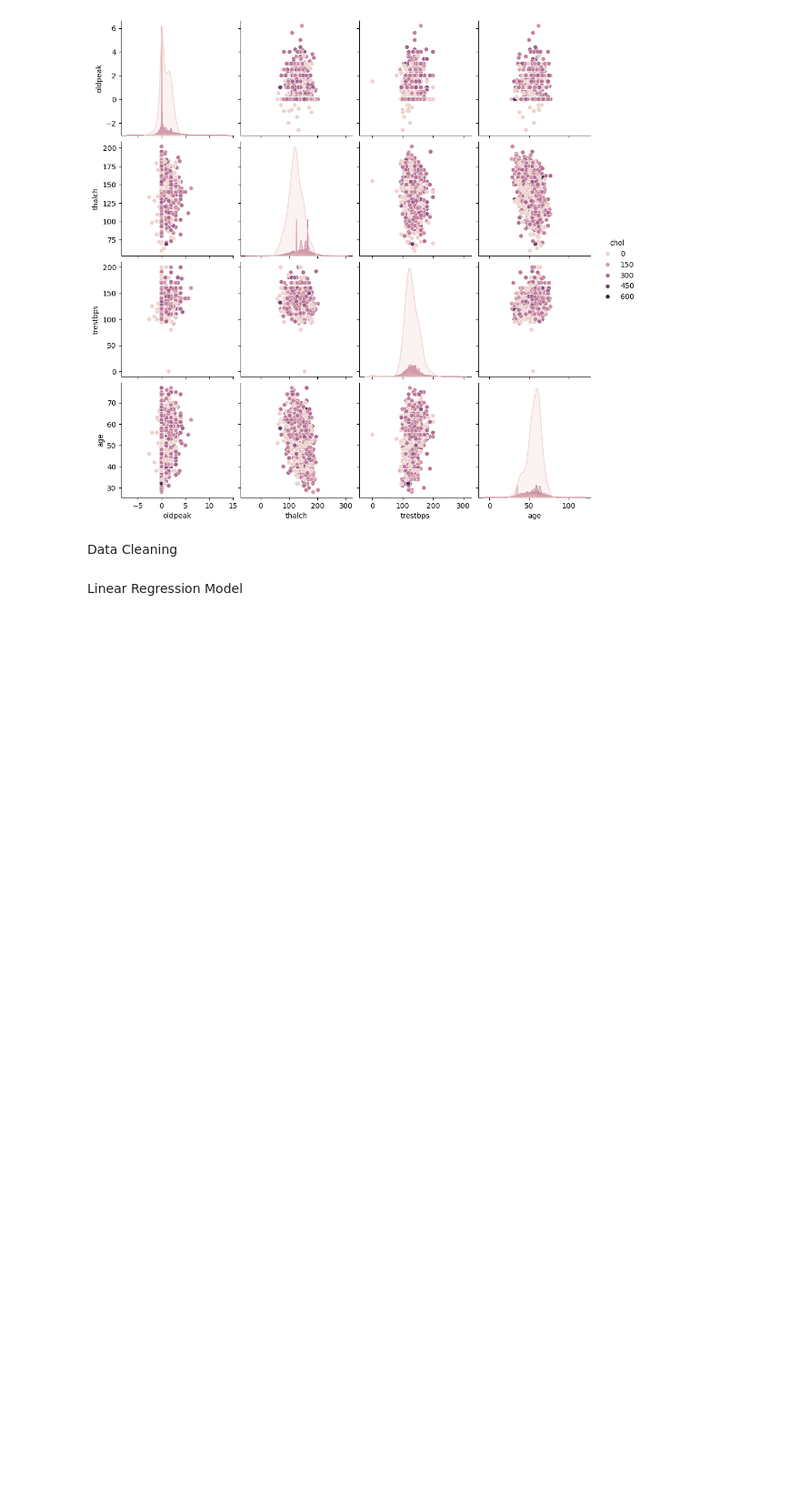
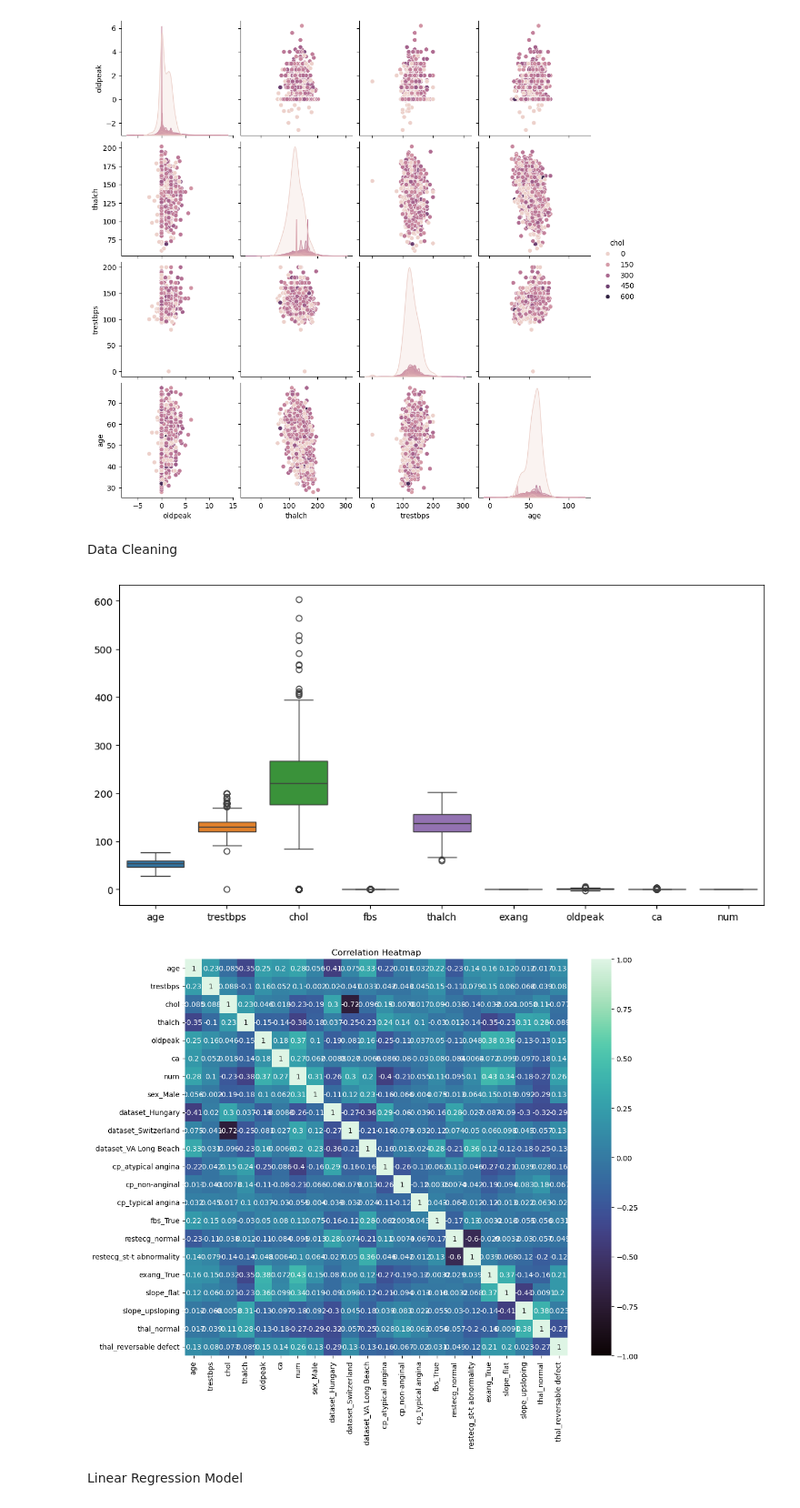
Before and after one commit to Mashail-prog/BINF-5507-Assignments, a Jupyter notebook: Assignment-2/Scripts/main.ipynb, the cells around one changed output. Shown at 91% size. Saved outputs shown, nothing was run; the diff lists cells and outputs as text; code cells hidden in the pictures; blank space fills up the shorter version.

```diff
--- a/Assignment-2/Scripts/main.ipynb
+++ b/Assignment-2/Scripts/main.ipynb
@@ -80,52 +77,58 @@ plt.show()
 # %% [markdown]
 Data Cleaning
 # %%
-clean_data = heart_disease.copy
+import plotly.express as px
+
+
+clean_data = heart_disease.copy()
 
 # According to dataset description in 'num' column, Value 0 means 50% diameter narrowing and Value =>1 means 50% diameter narrowing
 # convert num column to 1 and 0
-clean_data.loc[clean_data['num' > 0, 'num']] = 1
+clean_data['num'] = (clean_data['num'] > 0).astype(int)
 
 # Remove duplicates
-clean_data = clean_data.copy().drop_duplicates()
+clean_data = clean_data.drop_duplicates()
 
 # Check for missing values
 na_count = clean_data.isna().sum()
 
 # Impute missing values
 # for numerical data
 num_cols = clean_data.select_dtypes(include='number').columns.tolist()
-clean_data = clean_data.fillna(num_cols.mean(), inplace=True)
+clean_data[num_cols] = clean_data[num_cols].fillna(clean_data[num_cols].mean())
+
 # for categorical data
 cat_cols = clean_data.select_dtypes(include=['object']).columns.tolist()
-clean_data = clean_data.fillna(cat_cols.mode(), inplace=True)
+clean_data[cat_cols] = clean_data[cat_cols].fillna(clean_data[cat_cols].mode())
+
+
+# Check for missing values again
+na_count2 = clean_data.isna().sum()
 
 # Check for Outliers
 Q1 = clean_data[num_cols].quantile(0.25)
 Q3 = clean_data[num_cols].quantile(0.75)
 IQR = Q3 - Q1
 outliers_count_specified = ((clean_data[num_cols] < (Q1 - 1.5 * IQR)) | (clean_data[num_cols] > (Q3 + 1.5 * IQR))).sum()
 
 # PLot the boxplot to check the outliers
-plt.figure(figsize=(15,10))
-sns.boxplot(data=# Check for missing values
-na_count = clean_data.isna().sum()
-
-# make box plots of all the numeric columns using for loop and plotly
-fig = px.box(data_frame=clean_data, y='outliers_count_specified')
-fig.show()
+plt.figure(figsize=(12,6))
+sns.boxplot(data=clean_data)
 
 # Convert categorical columns
 clean_data = pd.get_dummies(clean_data, columns=cat_cols, drop_first=True)
 clean_data.head()
 
 # check for correlation to avoid overfitting
 corr = clean_data.corr()
 # Correlation Heatmap
 plt.figure(figsize=(12, 10))
 sns.heatmap(corr, annot=True, vmin=-1.0, cmap='mako')
 plt.title("Correlation Heatmap")
 plt.show()
+# %% [output]
+[figure, added]
+[figure, added]
 # %% [markdown]
 Linear Regression Model
 # %%
```
Also changed, not shown: parts of 15 cells of this notebook.
